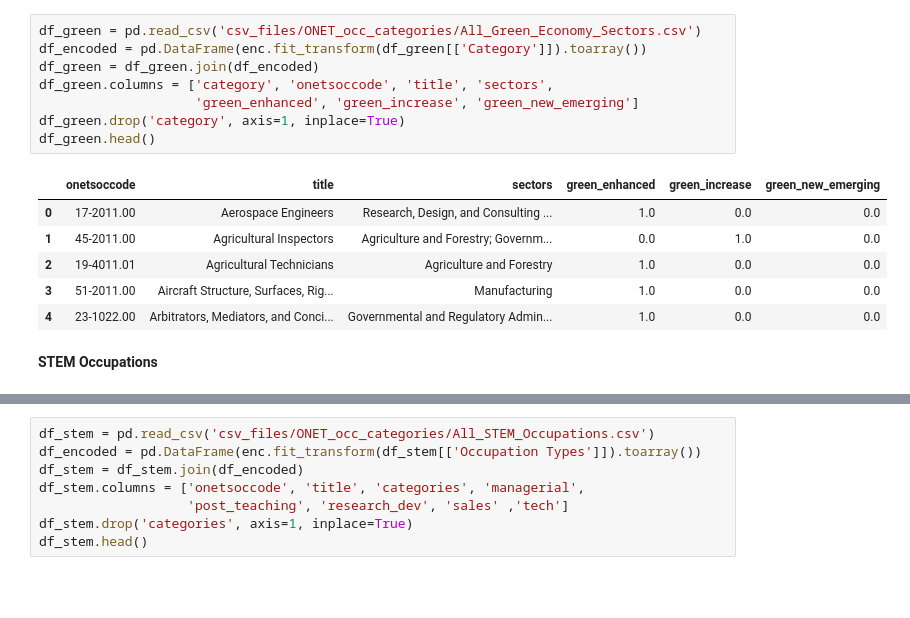
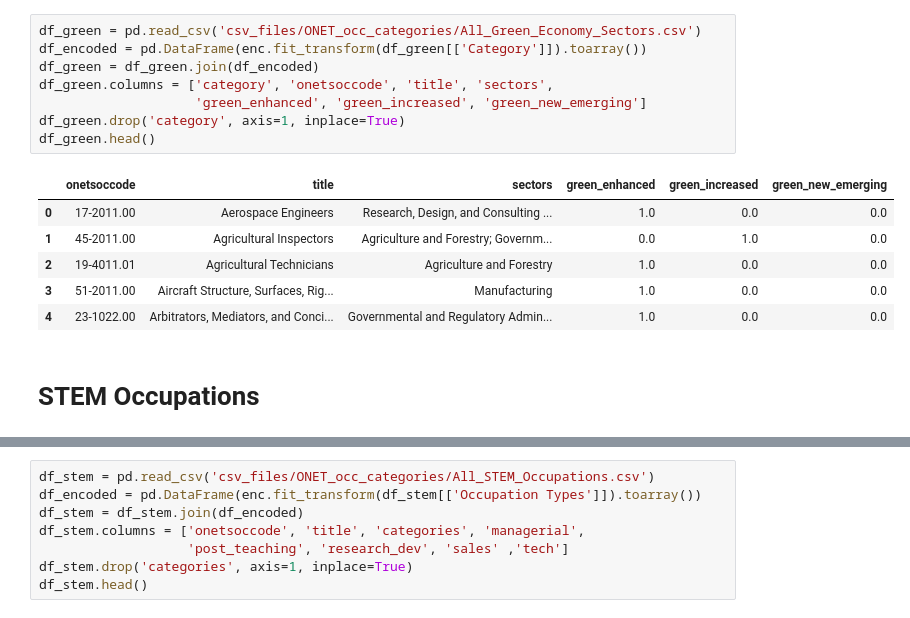
Before and after one commit to alirifat/AI-and-Labor-Market, a Jupyter notebook: python_version/onet_occupational_categories.ipynb, the cells around one changed output, grey strips where cells are left out. Cells and saved outputs as stored; diff of their text form; blank space fills up the shorter version.

```diff
--- a/python_version/onet_occupational_categories.ipynb
+++ b/python_version/onet_occupational_categories.ipynb
@@ -30,17 +78,17 @@ __Green Occupations__
 # %%
 df_green = pd.read_csv('csv_files/ONET_occ_categories/All_Green_Economy_Sectors.csv')
 df_encoded = pd.DataFrame(enc.fit_transform(df_green[['Category']]).toarray())
 df_green = df_green.join(df_encoded)
 df_green.columns = ['category', 'onetsoccode', 'title', 'sectors',
-                    'green_enhanced', 'green_increase', 'green_new_emerging']
+                    'green_enhanced', 'green_increased', 'green_new_emerging']
 df_green.drop('category', axis=1, inplace=True)
 df_green.head()
 # %% [output]
-|  | onetsoccode | title | sectors | green_enhanced | green_increase | green_new_emerging |
+|  | onetsoccode | title | sectors | green_enhanced | green_increased | green_new_emerging |
 | 0 | 17-2011.00 | Aerospace Engineers | Research, Design, and Consulting ... | 1.0 | 0.0 | 0.0 |
 | 1 | 45-2011.00 | Agricultural Inspectors | Agriculture and Forestry; Governm... | 0.0 | 1.0 | 0.0 |
 | 2 | 19-4011.01 | Agricultural Technicians | Agriculture and Forestry | 1.0 | 0.0 | 0.0 |
 | 3 | 51-2011.00 | Aircraft Structure, Surfaces, Rig... | Manufacturing | 1.0 | 0.0 | 0.0 |
 | 4 | 23-1022.00 | Arbitrators, Mediators, and Conci... | Governmental and Regulatory Admin... | 1.0 | 0.0 | 0.0 |
-# %% [markdown]
-__STEM Occupations__
+# %% [markdown]
+# STEM Occupations
```
Also changed, not shown: parts of 43 cells of this notebook.
